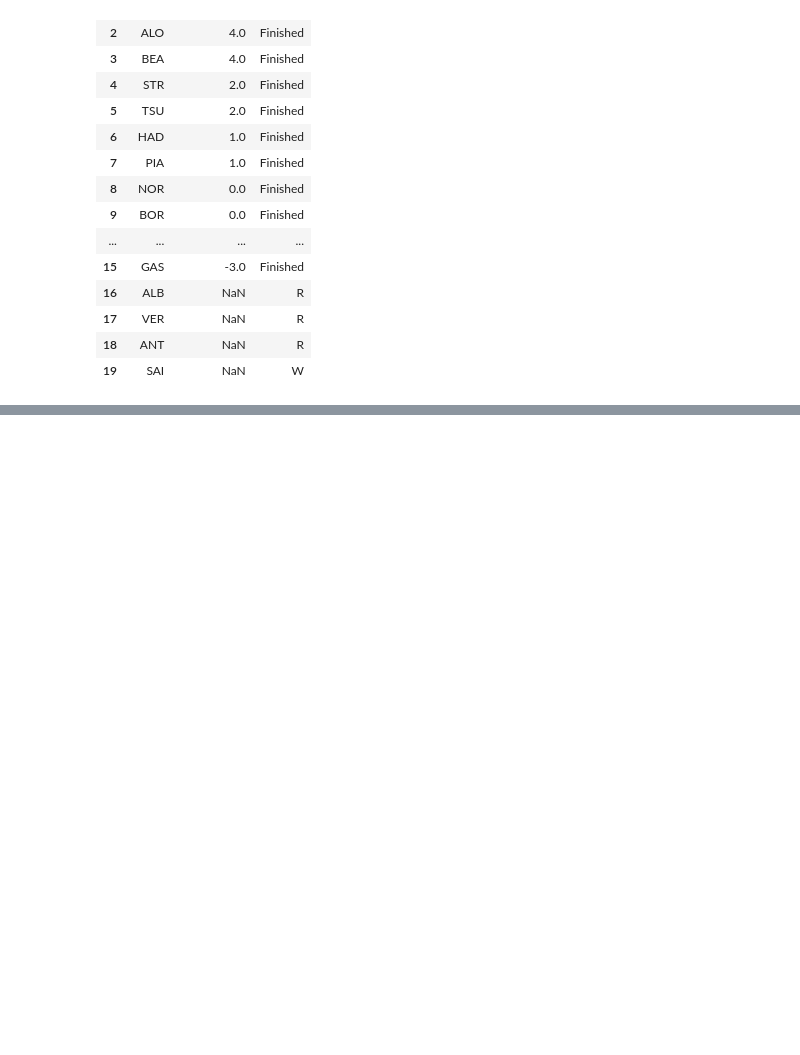
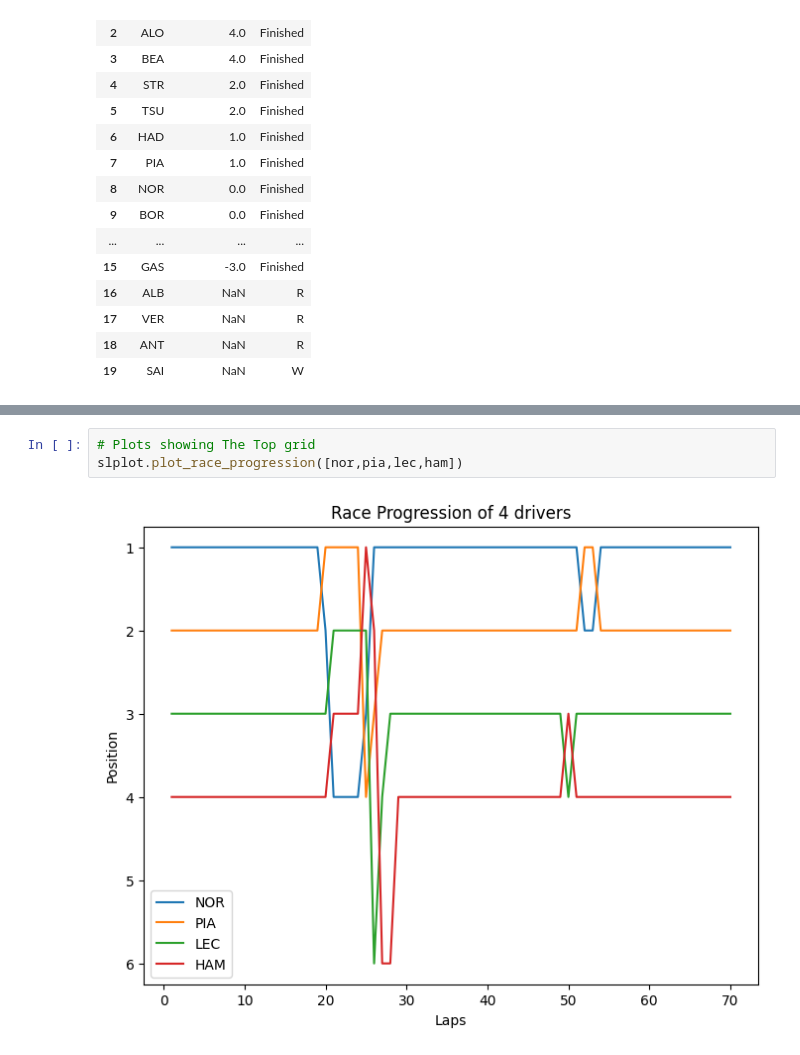
Before and after one commit to Mohandas-KJ/Slipstream-F1, a Jupyter notebook: 2026_Austria_GP/notebooks/01_results_and_laps.ipynb, the cells around one changed output, grey strips where cells are left out. Saved outputs shown, nothing was run; the diff lists cells and outputs as text; blank space fills up the shorter version.

```diff
--- a/2026_Austria_GP/notebooks/01_results_and_laps.ipynb
+++ b/2026_Austria_GP/notebooks/01_results_and_laps.ipynb
@@ -332,0 +378,5 @@ ret_1
+# %%
+# Plots showing The Top grid
+slplot.plot_race_progression([nor,pia,lec,ham])
+# %% [output]
+[figure, added]
```
Also changed, not shown: parts of 5 cells of this notebook, 2 other files.
